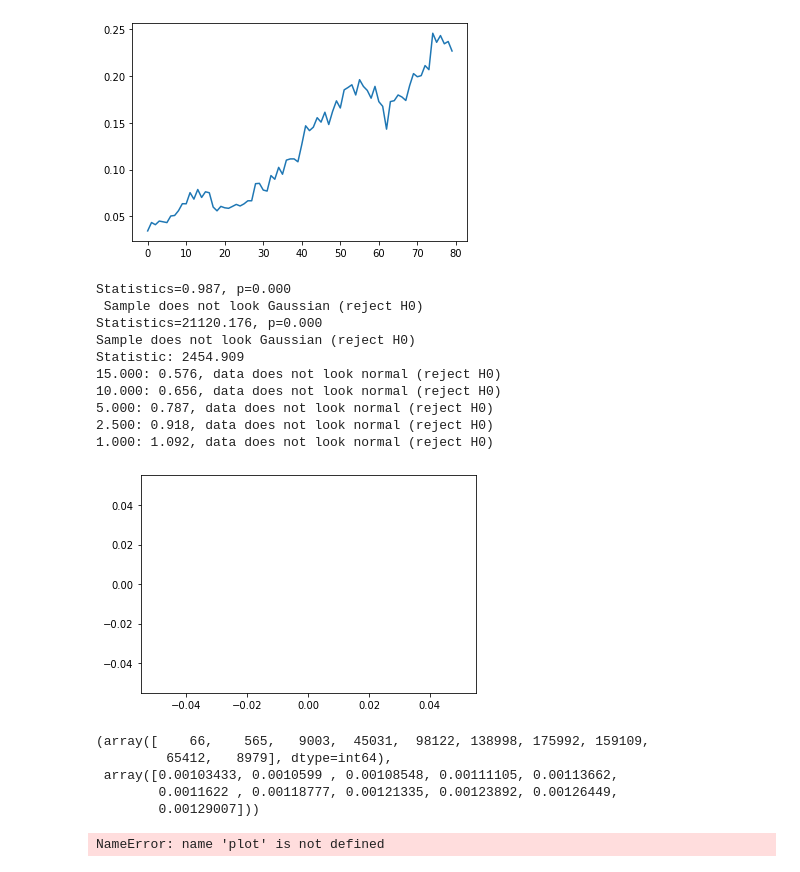
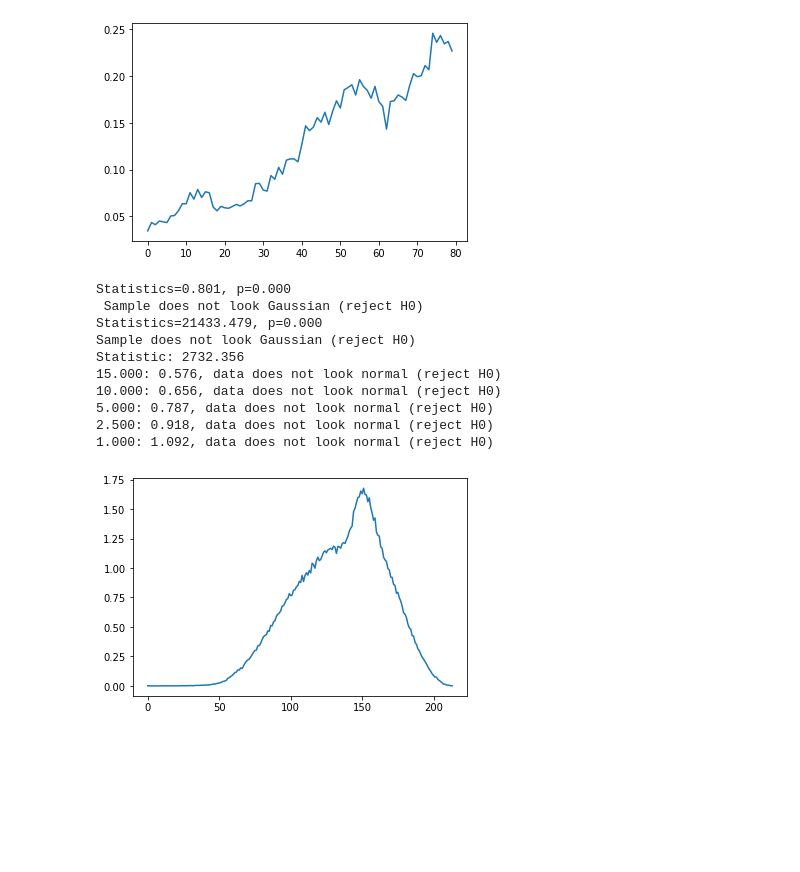
Before and after one commit to IMMM-SFA/misha_code, a Jupyter notebook: divergence_testing.ipynb, the cells around one changed output. Drawn from its saved outputs; the diff is of its cells as text; code cells hidden in the pictures; blank space fills up the shorter version.

Commit message:
adds notes and normality stuff

```diff
--- a/divergence_testing.ipynb
+++ b/divergence_testing.ipynb
@@ -434,58 +445,48 @@ hot_80 = pd.concat([data_chunk(2020, r'C:\projects\CONUS_TGW_WRF_SSP585_HOT\CONU
                    data_chunk(2090, r'C:\projects\CONUS_TGW_WRF_SSP585_HOT\CONUS_TGW_WRF_SSP585_HOT', 'AEC')], axis = 0)
 
 
+# get sqrts of hot_80 dataset to transform to normal
+hot_80_sqrt = np.sqrt(hot_80['T2'])
+hot_80_sqrt
 
 # create histogram of hot_80
-t2_bins = np.arange(250,325,2)
-hist, bin_edges = np.histogram(hot_80_log, bins = t2_bins, density = True)
+hist, bin_edges = np.histogram(hot_80_sqrt, bins = 'auto', density = True)
 plt.plot(hist)
 
 # run the three tests on hot_80, given the histogram looks at least a little gaussian
 alpha = 0.05
-stat, p = stats.shapiro(hot_80_log)
+stat, p = stats.shapiro(hot_80_sqrt)
 print('Statistics=%.3f, p=%.3f' % (stat, p))
 if p > alpha:
     print(' Sample looks Gaussian (fail to reject H0)')
 else:
     print(' Sample does not look Gaussian (reject H0)')
 
-stat2, p2 = stats.normaltest(hot_80_log)
+stat2, p2 = stats.normaltest(hot_80_sqrt)
 print('Statistics=%.3f, p=%.3f' % (stat2, p2))
 if p2 > alpha:
     print('Sample looks Gaussian (fail to reject H0)')
 else:
     print('Sample does not look Gaussian (reject H0)')
 
-result = stats.anderson(hot_80_log)
+result = stats.anderson(hot_80_sqrt)
 print('Statistic: %.3f' % result.statistic)
 p = 0
 for i in range(len(result.critical_values)):
     sl, cv = result.significance_level[i], result.critical_values[i]
     if result.statistic < result.critical_values[i]:
         print('%.3f: %.3f, data looks normal (fail to reject H0)' % (sl, cv))
     else:
         print('%.3f: %.3f, data does not look normal (reject H0)' % (sl, cv))
 # %% [output]
-Statistics=0.987, p=0.000
+Statistics=0.801, p=0.000
  Sample does not look Gaussian (reject H0)
-Statistics=21120.176, p=0.000
+Statistics=21433.479, p=0.000
 Sample does not look Gaussian (reject H0)
-Statistic: 2454.909
+Statistic: 2732.356
 15.000: 0.576, data does not look normal (reject H0)
 10.000: 0.656, data does not look normal (reject H0)
 5.000: 0.787, data does not look normal (reject H0)
 2.500: 0.918, data does not look normal (reject H0)
 1.000: 1.092, data does not look normal (reject H0)
-[figure, old version]
+[figure, new version]
-# %%
-np.histogram(hot_80_log)
-# %% [output]
-(array([    66,    565,   9003,  45031,  98122, 138998, 175992, 159109,
-         65412,   8979], dtype=int64),
- array([0.00103433, 0.0010599 , 0.00108548, 0.00111105, 0.00113662,
-        0.0011622 , 0.00118777, 0.00121335, 0.00123892, 0.00126449,
-        0.00129007]))
-# %%
-plot(np.histogram(hot_80_log))
-# %% [output]
-NameError: name 'plot' is not defined
```
Also changed, not shown: parts of 4 cells of this notebook.
